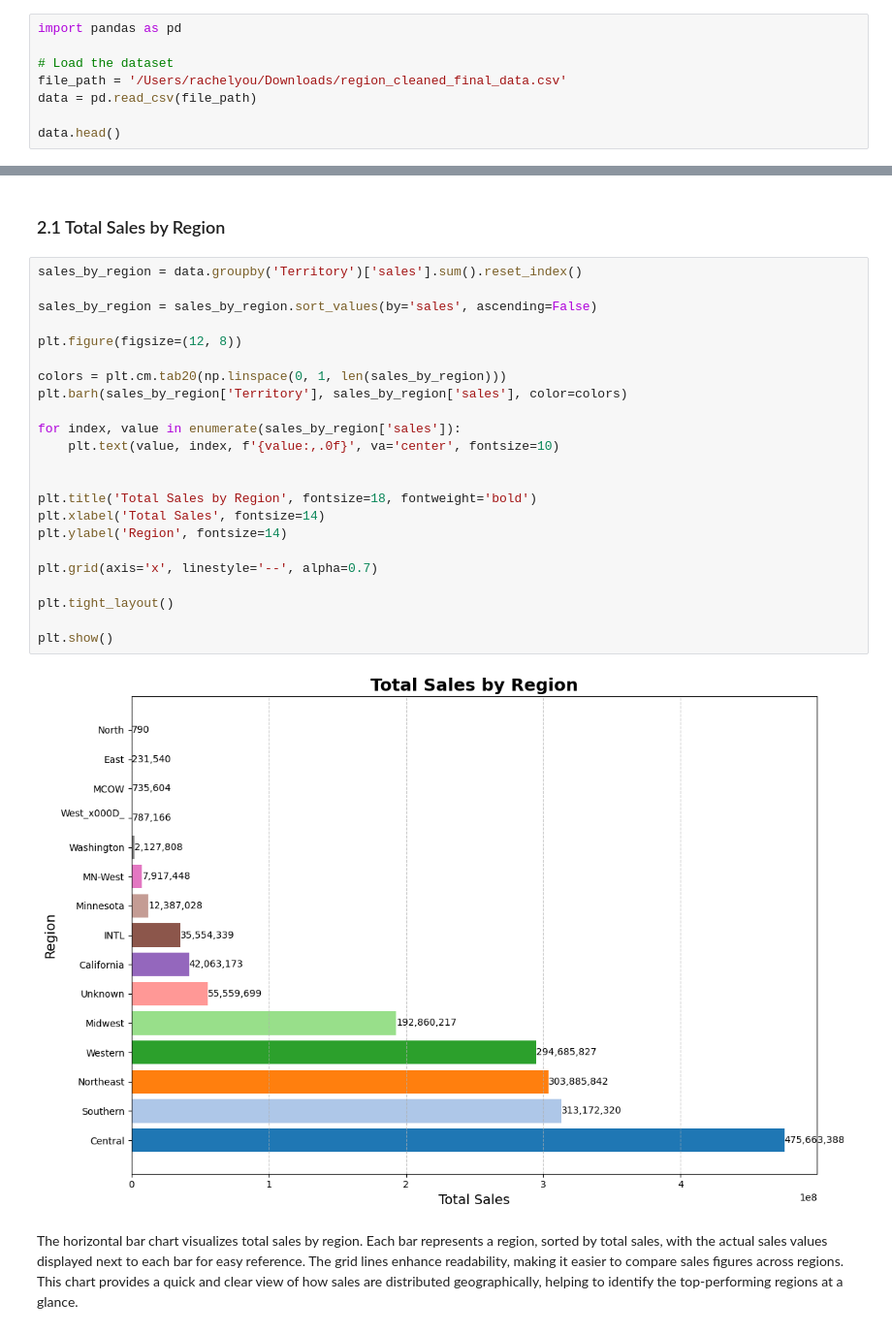
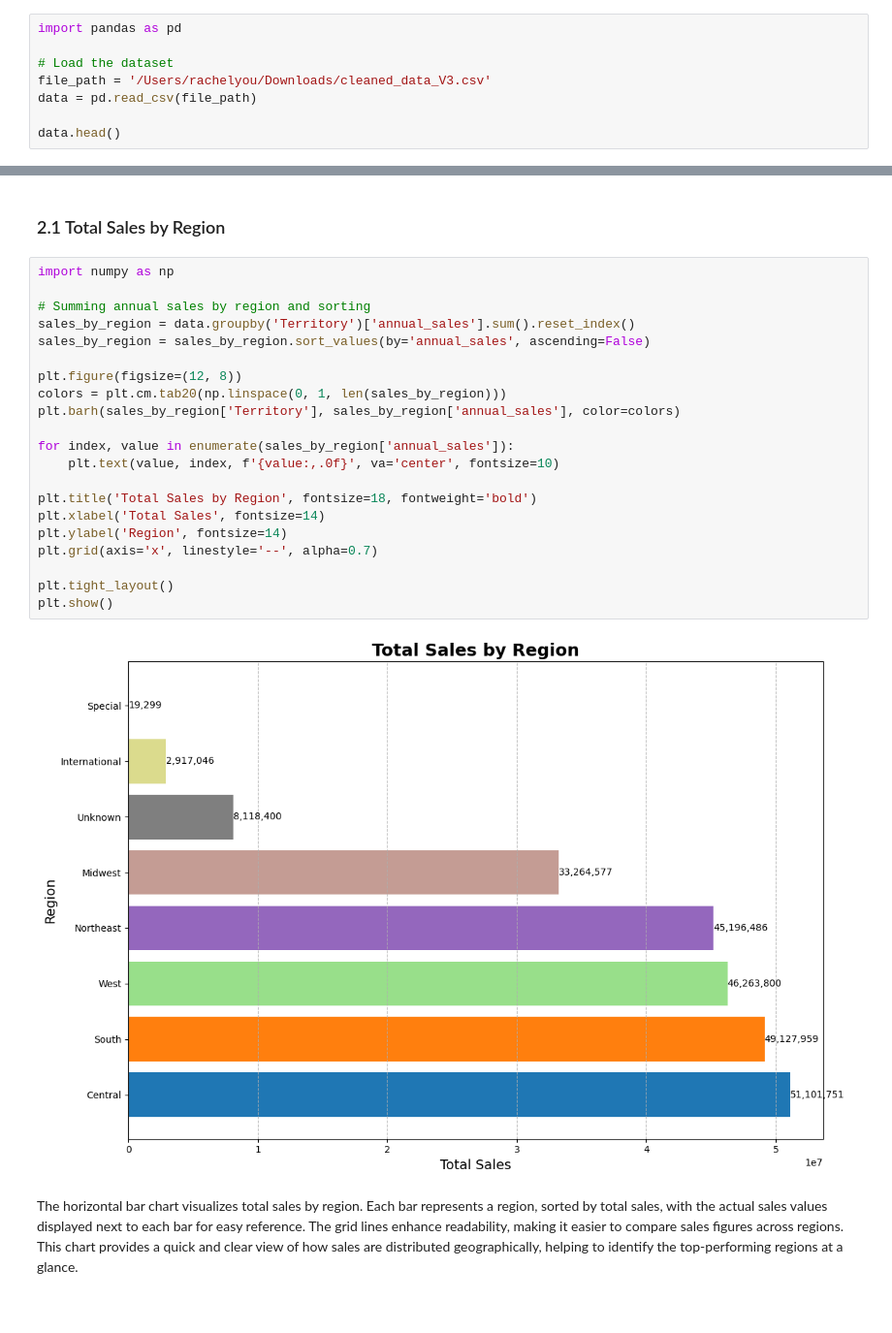
Before and after one commit to Rachel-you/crystal_synergy, a Jupyter notebook: sales_visual_v2.ipynb, the cells around one changed output, grey strips where cells are left out. Shown at 97% size. Saved outputs shown, nothing was run; the diff lists cells and outputs as text.

Commit message:
add extra visualizations based on the mid-term doc

```diff
--- a/sales_visual_v2.ipynb
+++ b/sales_visual_v2.ipynb
@@ -21,7 +21,7 @@
 import pandas as pd
 
 # Load the dataset
-file_path = '/Users/rachelyou/Downloads/region_cleaned_final_data.csv'
+file_path = '/Users/rachelyou/Downloads/cleaned_data_V3.csv'
 data = pd.read_csv(file_path)
 
 data.head()
@@ -107,30 +110,28 @@ The visualization highlights how different regions have varying sales contributi
 # %% [markdown]
 ### 2.1 Total Sales by Region
 # %%
-sales_by_region = data.groupby('Territory')['sales'].sum().reset_index()
+import numpy as np
 
-sales_by_region = sales_by_region.sort_values(by='sales', ascending=False)
+# Summing annual sales by region and sorting
+sales_by_region = data.groupby('Territory')['annual_sales'].sum().reset_index()
+sales_by_region = sales_by_region.sort_values(by='annual_sales', ascending=False)
 
 plt.figure(figsize=(12, 8))
+colors = plt.cm.tab20(np.linspace(0, 1, len(sales_by_region)))
+plt.barh(sales_by_region['Territory'], sales_by_region['annual_sales'], color=colors)
 
-colors = plt.cm.tab20(np.linspace(0, 1, len(sales_by_region)))
-plt.barh(sales_by_region['Territory'], sales_by_region['sales'], color=colors)
-
-for index, value in enumerate(sales_by_region['sales']):
+for index, value in enumerate(sales_by_region['annual_sales']):
     plt.text(value, index, f'{value:,.0f}', va='center', fontsize=10)
-
 
 plt.title('Total Sales by Region', fontsize=18, fontweight='bold')
 plt.xlabel('Total Sales', fontsize=14)
 plt.ylabel('Region', fontsize=14)
-
 plt.grid(axis='x', linestyle='--', alpha=0.7)
 
 plt.tight_layout()
-
 plt.show()
 # %% [output]
-[figure, old version]
+[figure, new version]
 # %% [markdown]
 The horizontal bar chart visualizes total sales by region. Each bar represents a region, sorted by total sales, with the actual sales values displayed next to each bar for easy reference. The grid lines enhance readability, making it easier to compare sales figures across regions. This chart provides a quick and clear view of how sales are distributed geographically, helping to identify the top-performing regions at a glance.
 # %% [markdown]
```
Also changed, not shown: parts of 24 cells of this notebook.
